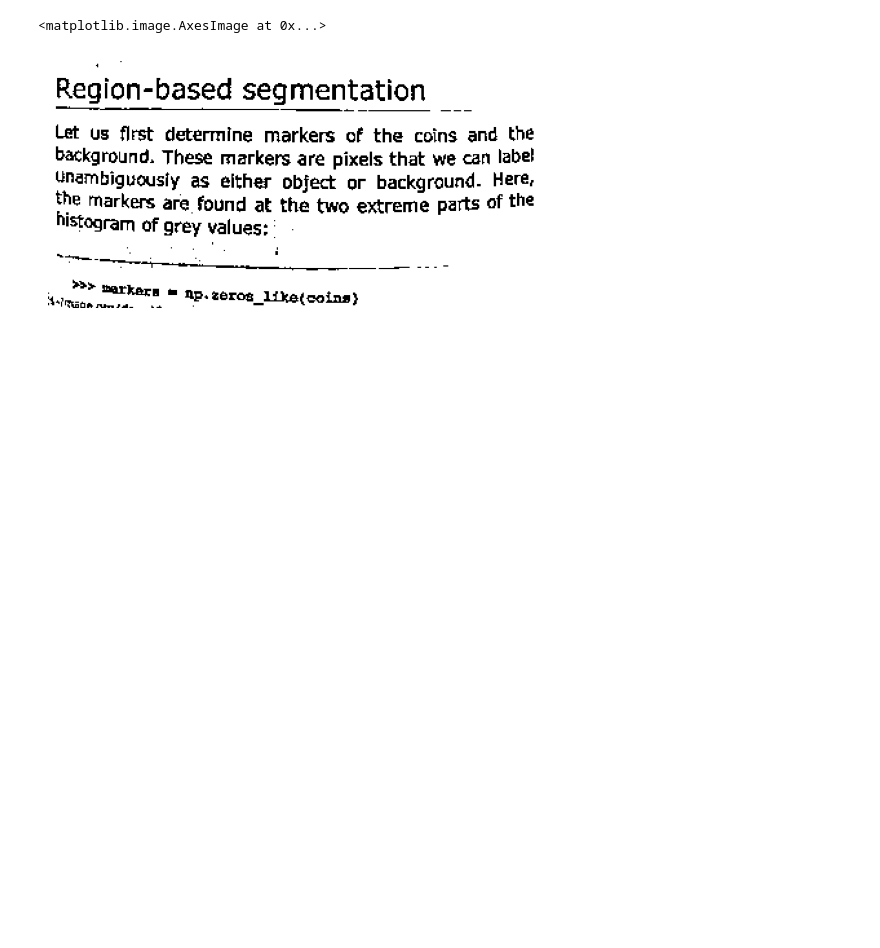
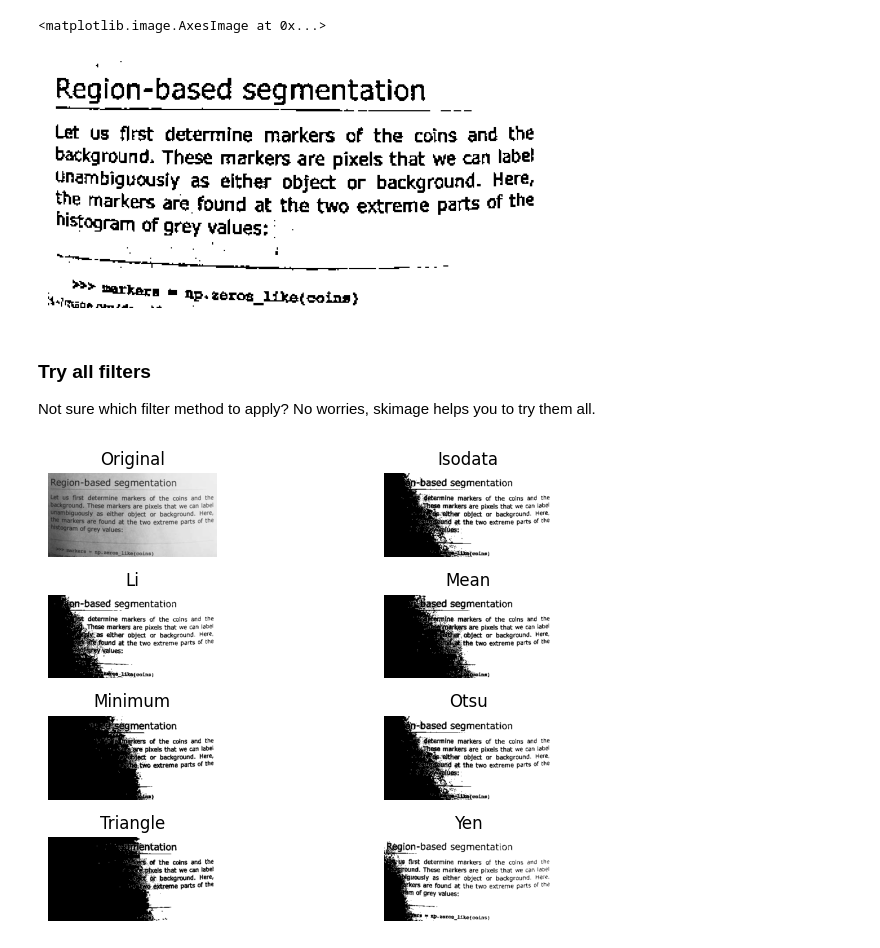
Before and after one commit to r-leyshon/image-processing, a Jupyter notebook: scikit-image/image-processing-with-skimage/01.intro.ipynb, the cells around one changed output. Cells and saved outputs as stored; diff of their text form; code cells hidden in the pictures; blank space fills up the shorter version.

Commit message:
feat: Apply global filtering

```diff
--- a/scikit-image/image-processing-with-skimage/01.intro.ipynb
+++ b/scikit-image/image-processing-with-skimage/01.intro.ipynb
@@ -180,3 +180,14 @@ plt.imshow(local_page, cmap="Greys")
 # %% [output]
 <matplotlib.image.AxesImage at 0x...>
 [figure]
+# %% [markdown]
+### Try all filters
+
+Not sure which filter method to apply? No worries, skimage helps you to try them all.
+# %%
+fig, ax = filters.try_all_threshold(page, verbose=False)
+plt.show()
+# In terms of global filters, looks like Yen yields best results in this
+# instance.
+# %% [output]
+[figure, added]
```
